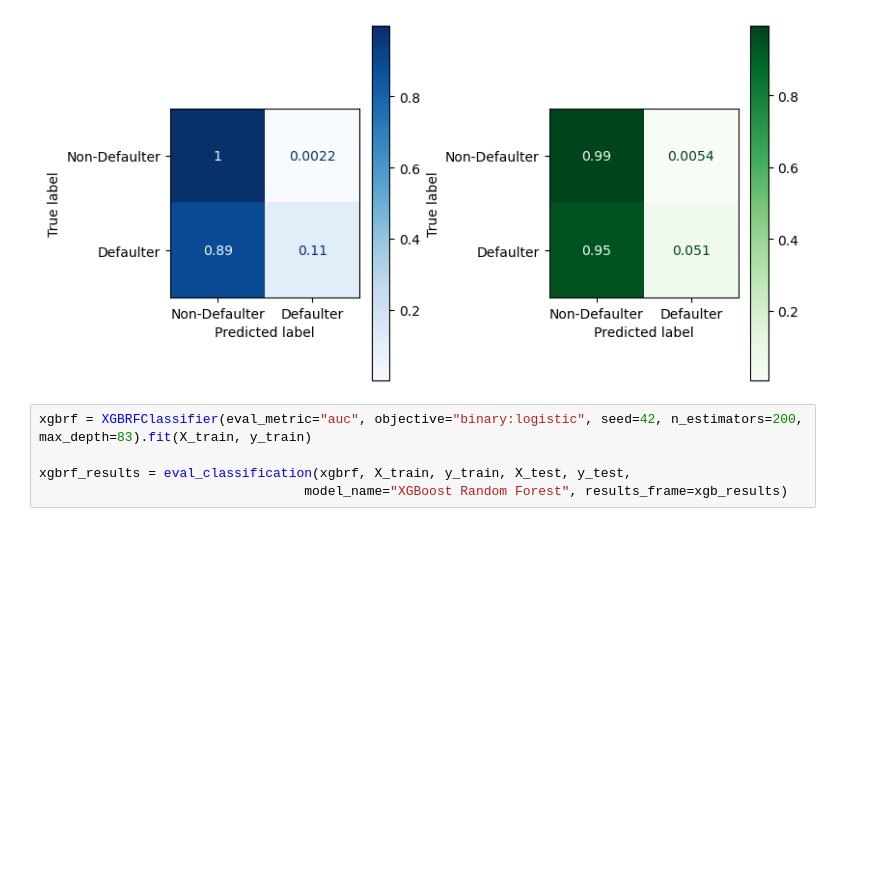
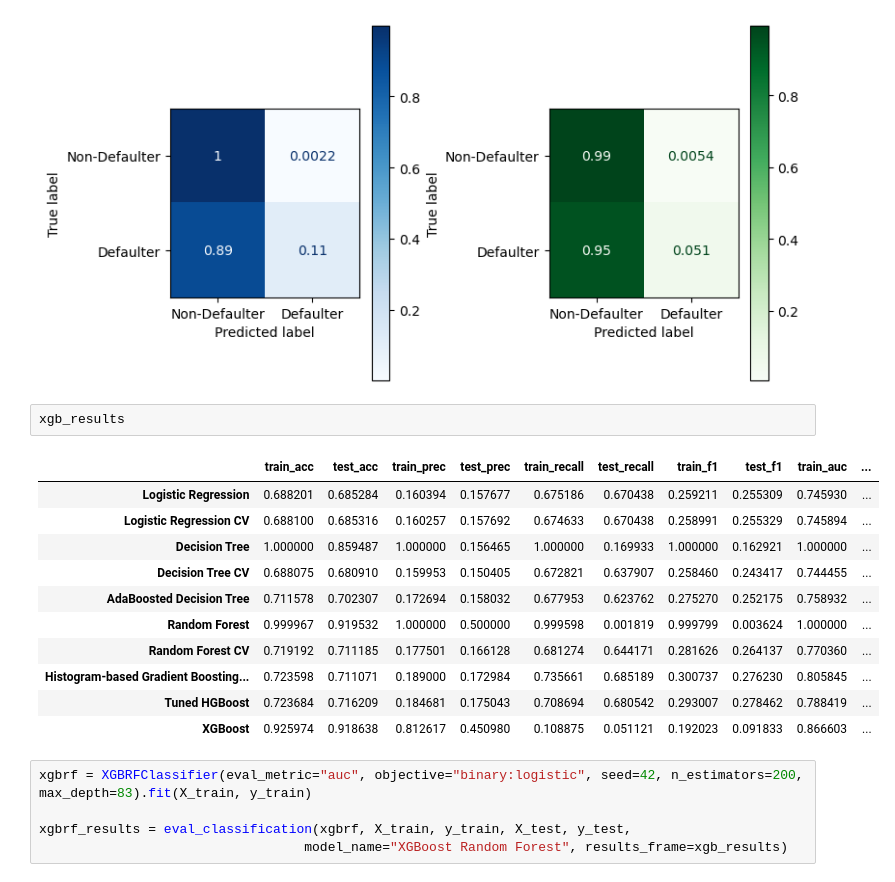
Before and after one commit to bkusuma/home-credit-default-risk, a Jupyter notebook: kaggle/working/02_Modelling.ipynb, the cells around one changed output. Drawn from its saved outputs; the diff is of its cells as text; blank space fills up the shorter version.

```diff
--- a/kaggle/working/02_Modelling.ipynb
+++ b/kaggle/working/02_Modelling.ipynb
@@ -486,6 +481,20 @@ xgb_results = eval_classification(xgb, X_train, y_train, X_test, y_test,
    macro avg       0.87      0.55      0.58    246008     macro avg       0.69      0.52      0.52     61503
 weighted avg       0.92      0.93      0.90    246008  weighted avg       0.88      0.92      0.89     61503
 [figure]
+# %%
+xgb_results
+# %% [output]
+|  | train_acc | test_acc | train_prec | test_prec | train_recall | test_recall | train_f1 | test_f1 | train_auc | ... |
+| Logistic Regression | 0.688201 | 0.685284 | 0.160394 | 0.157677 | 0.675186 | 0.670438 | 0.259211 | 0.255309 | 0.745930 | ... |
+| Logistic Regression CV | 0.688100 | 0.685316 | 0.160257 | 0.157692 | 0.674633 | 0.670438 | 0.258991 | 0.255329 | 0.745894 | ... |
+| Decision Tree | 1.000000 | 0.859487 | 1.000000 | 0.156465 | 1.000000 | 0.169933 | 1.000000 | 0.162921 | 1.000000 | ... |
+| Decision Tree CV | 0.688075 | 0.680910 | 0.159953 | 0.150405 | 0.672821 | 0.637907 | 0.258460 | 0.243417 | 0.744455 | ... |
+| AdaBoosted Decision Tree | 0.711578 | 0.702307 | 0.172694 | 0.158032 | 0.677953 | 0.623762 | 0.275270 | 0.252175 | 0.758932 | ... |
+| Random Forest | 0.999967 | 0.919532 | 1.000000 | 0.500000 | 0.999598 | 0.001819 | 0.999799 | 0.003624 | 1.000000 | ... |
+| Random Forest CV | 0.719192 | 0.711185 | 0.177501 | 0.166128 | 0.681274 | 0.644171 | 0.281626 | 0.264137 | 0.770360 | ... |
+| Histogram-based Gradient Boosting... | 0.723598 | 0.711071 | 0.189000 | 0.172984 | 0.735661 | 0.685189 | 0.300737 | 0.276230 | 0.805845 | ... |
+| Tuned HGBoost | 0.723684 | 0.716209 | 0.184681 | 0.175043 | 0.708694 | 0.680542 | 0.293007 | 0.278462 | 0.788419 | ... |
+| XGBoost | 0.925974 | 0.918638 | 0.812617 | 0.450980 | 0.108875 | 0.051121 | 0.192023 | 0.091833 | 0.866603 | ... |
 # %%
 xgbrf = XGBRFClassifier(eval_metric="auc", objective="binary:logistic", seed=42, n_estimators=200, max_depth=83).fit(X_train, y_train)
 
```
Also changed, not shown: parts of 9 cells of this notebook, 2 other files.
